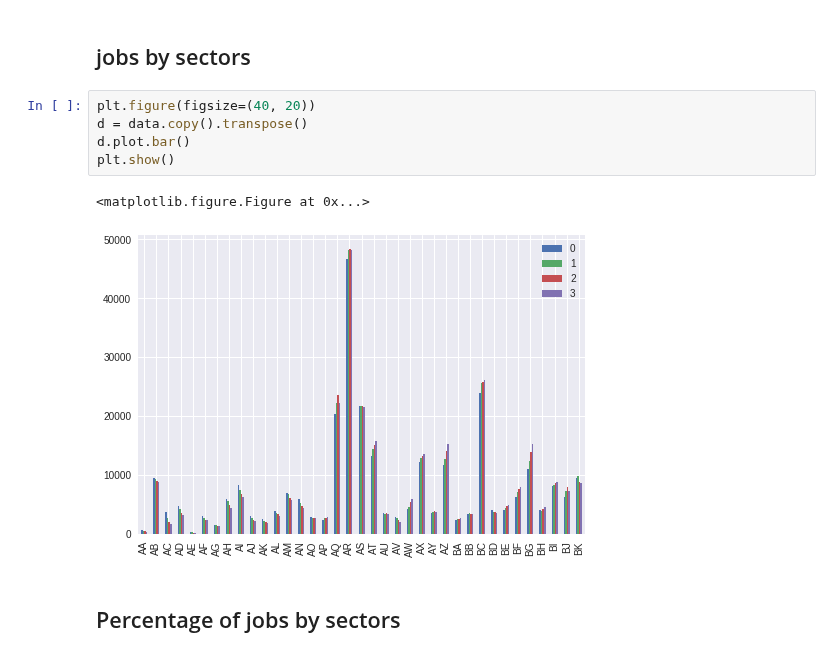
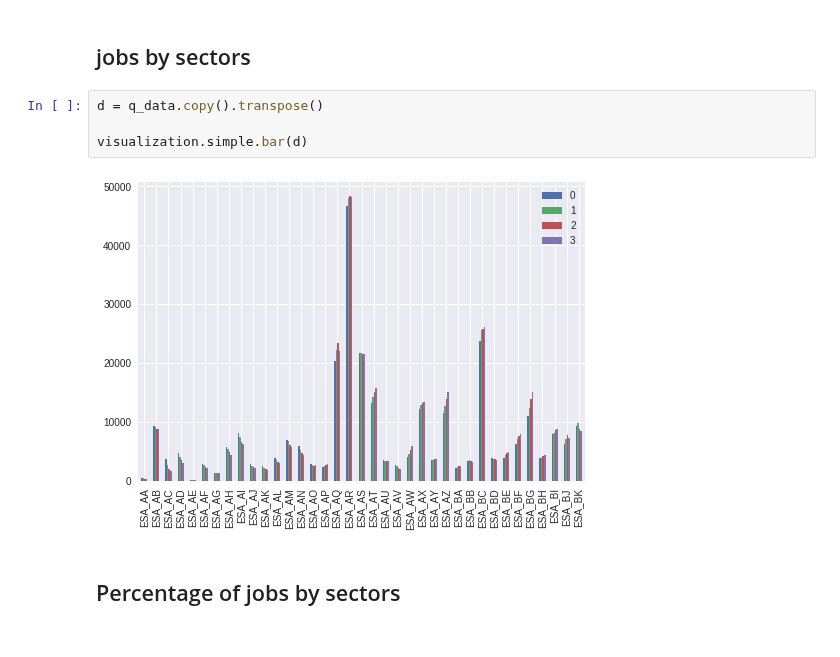
Before and after one commit to sebwdz/JobAnalysis, a Jupyter notebook: notebooks/ESA descriptive analysis.ipynb, the cells around one changed output. Cells and saved outputs as stored; diff of their text form.

```diff
--- a/notebooks/ESA descriptive analysis.ipynb
+++ b/notebooks/ESA descriptive analysis.ipynb
@@ -51,14 +68,12 @@ data.head()
 4 rows × 37 columns
 # %% [markdown]
 ## jobs by sectors
-# %%
-plt.figure(figsize=(40, 20))
-d = data.copy().transpose()
-d.plot.bar()
-plt.show()
-# %% [output]
-<matplotlib.figure.Figure at 0x...>
-[figure, removed]
+# %%
+d = q_data.copy().transpose()
+
+visualization.simple.bar(d)
+# %% [output]
+[figure, added]
 # %% [markdown]
 ## Percentage of jobs by sectors
 # %%
```
Also changed, not shown: parts of 17 cells of this notebook, 1 other file.
